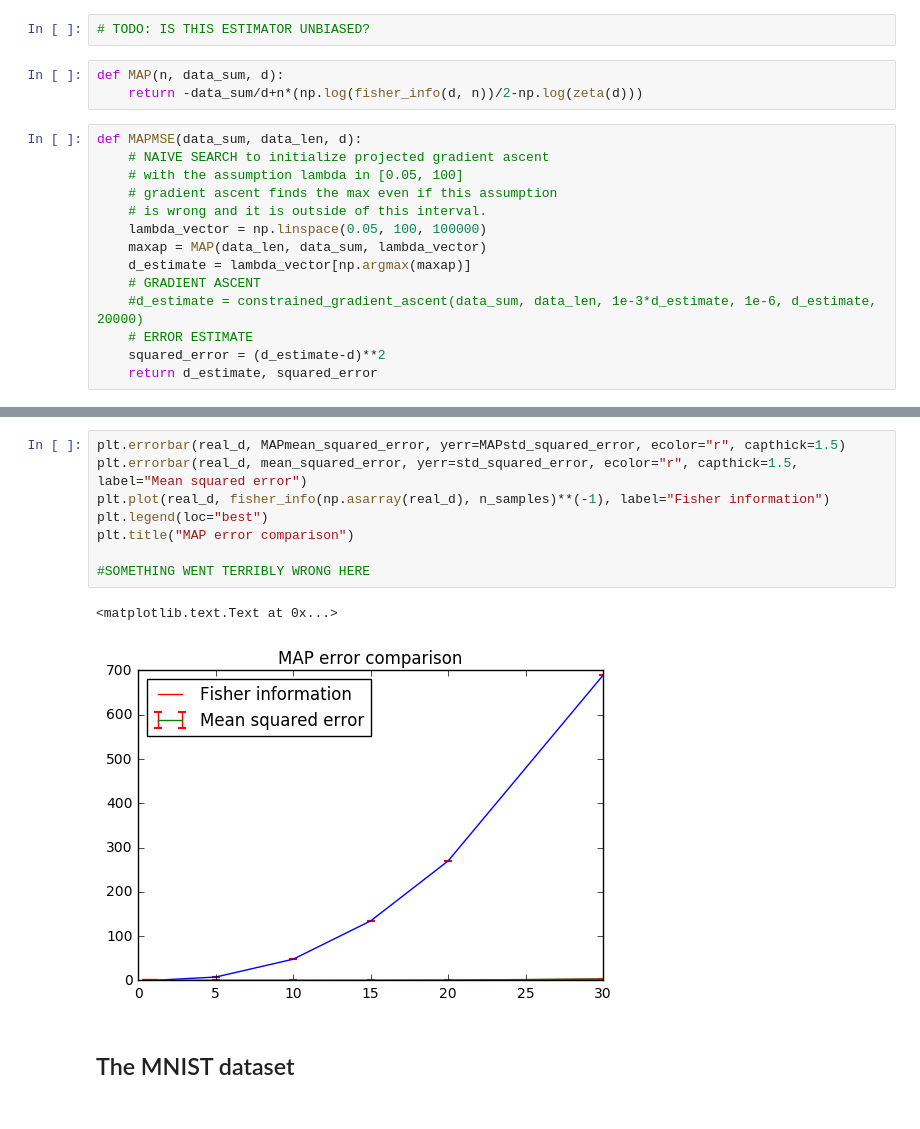
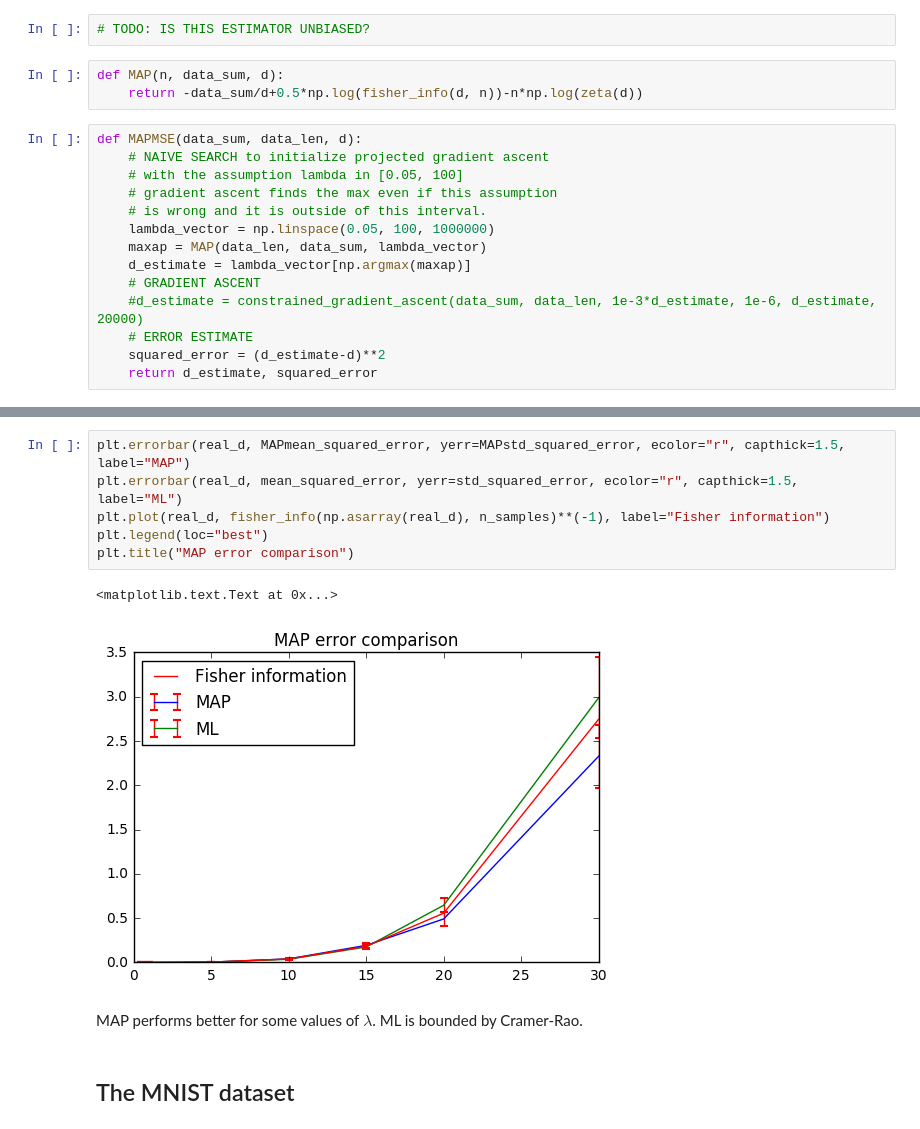
Before and after one commit to DromaninCM/PAS-IPython-notebooks, a Jupyter notebook: homework-5-pas-krzakala.ipynb, the cells around one changed output, grey strips where cells are left out. Cells and saved outputs as stored; diff of their text form.

```diff
--- a/homework-5-pas-krzakala.ipynb
+++ b/homework-5-pas-krzakala.ipynb
@@ -204,14 +204,14 @@ $$
 # TODO: IS THIS ESTIMATOR UNBIASED?
 # %%
 def MAP(n, data_sum, d):
-    return -data_sum/d+n*(np.log(fisher_info(d, n))/2-np.log(zeta(d)))
+    return -data_sum/d+0.5*np.log(fisher_info(d, n))-n*np.log(zeta(d))
 # %%
 def MAPMSE(data_sum, data_len, d):
     # NAIVE SEARCH to initialize projected gradient ascent
     # with the assumption lambda in [0.05, 100]
     # gradient ascent finds the max even if this assumption
     # is wrong and it is outside of this interval.
-    lambda_vector = np.linspace(0.05, 100, 100000)
+    lambda_vector = np.linspace(0.05, 100, 1000000)
     maxap = MAP(data_len, data_sum, lambda_vector)
     d_estimate = lambda_vector[np.argmax(maxap)]
     # GRADIENT ASCENT
@@ -247,14 +247,14 @@ print MAPstd_squared_error, "\n"
 # %%
-plt.errorbar(real_d, MAPmean_squared_error, yerr=MAPstd_squared_error, ecolor="r", capthick=1.5)
-plt.errorbar(real_d, mean_squared_error, yerr=std_squared_error, ecolor="r", capthick=1.5, label="Mean squared error")
+plt.errorbar(real_d, MAPmean_squared_error, yerr=MAPstd_squared_error, ecolor="r", capthick=1.5, label="MAP")
+plt.errorbar(real_d, mean_squared_error, yerr=std_squared_error, ecolor="r", capthick=1.5, label="ML")
 plt.plot(real_d, fisher_info(np.asarray(real_d), n_samples)**(-1), label="Fisher information")
 plt.legend(loc="best")
 plt.title("MAP error comparison")
-
-#SOMETHING WENT TERRIBLY WRONG HERE
 # %% [output]
 <matplotlib.text.Text at 0x...>
-[figure, old version]
+[figure, new version]
+# %% [markdown]
+MAP performs better for some values of $\lambda$. ML is bounded by Cramer-Rao.
 # %% [markdown]
 ## The MNIST dataset
 # %% [markdown]
```
Also changed, not shown: parts of 11 cells of this notebook.
